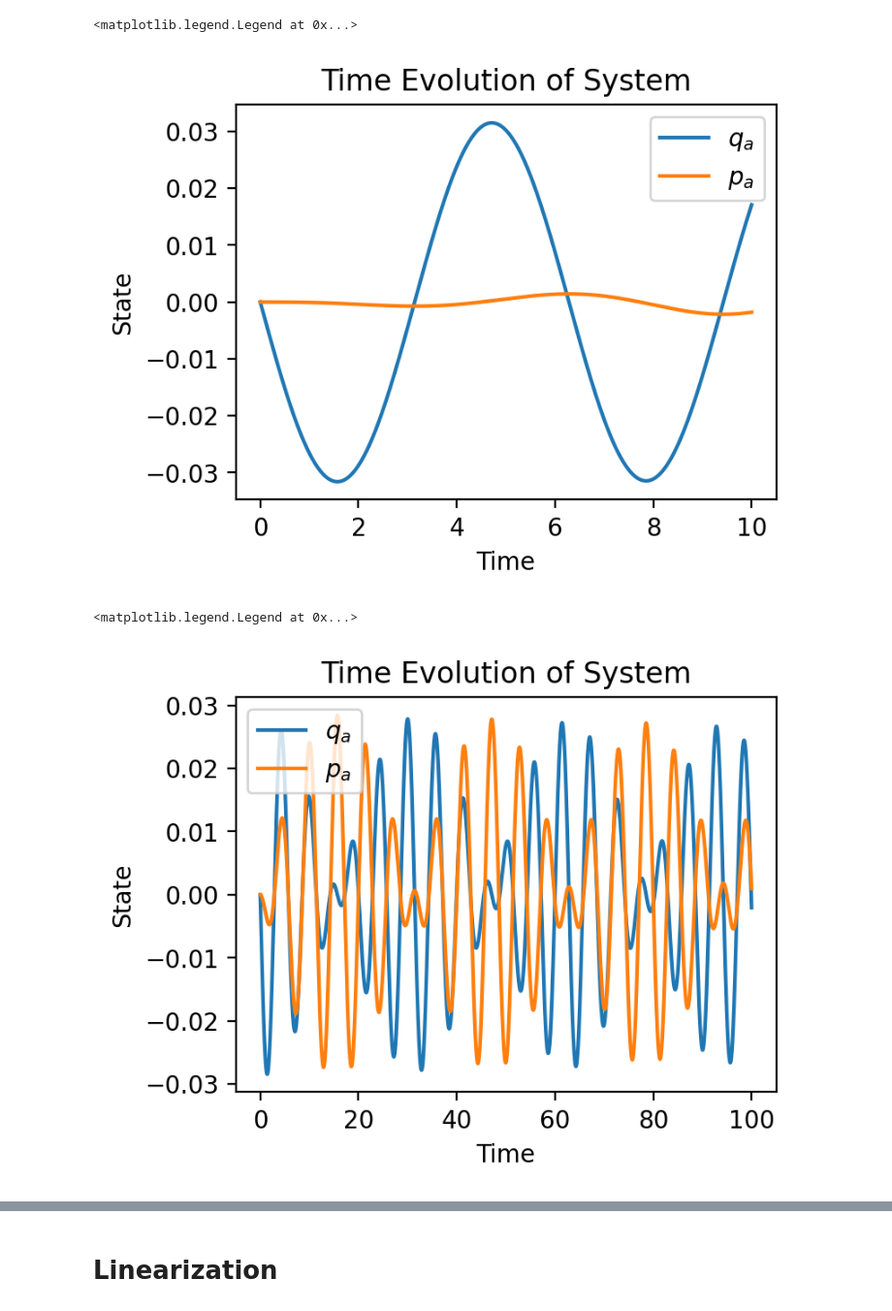
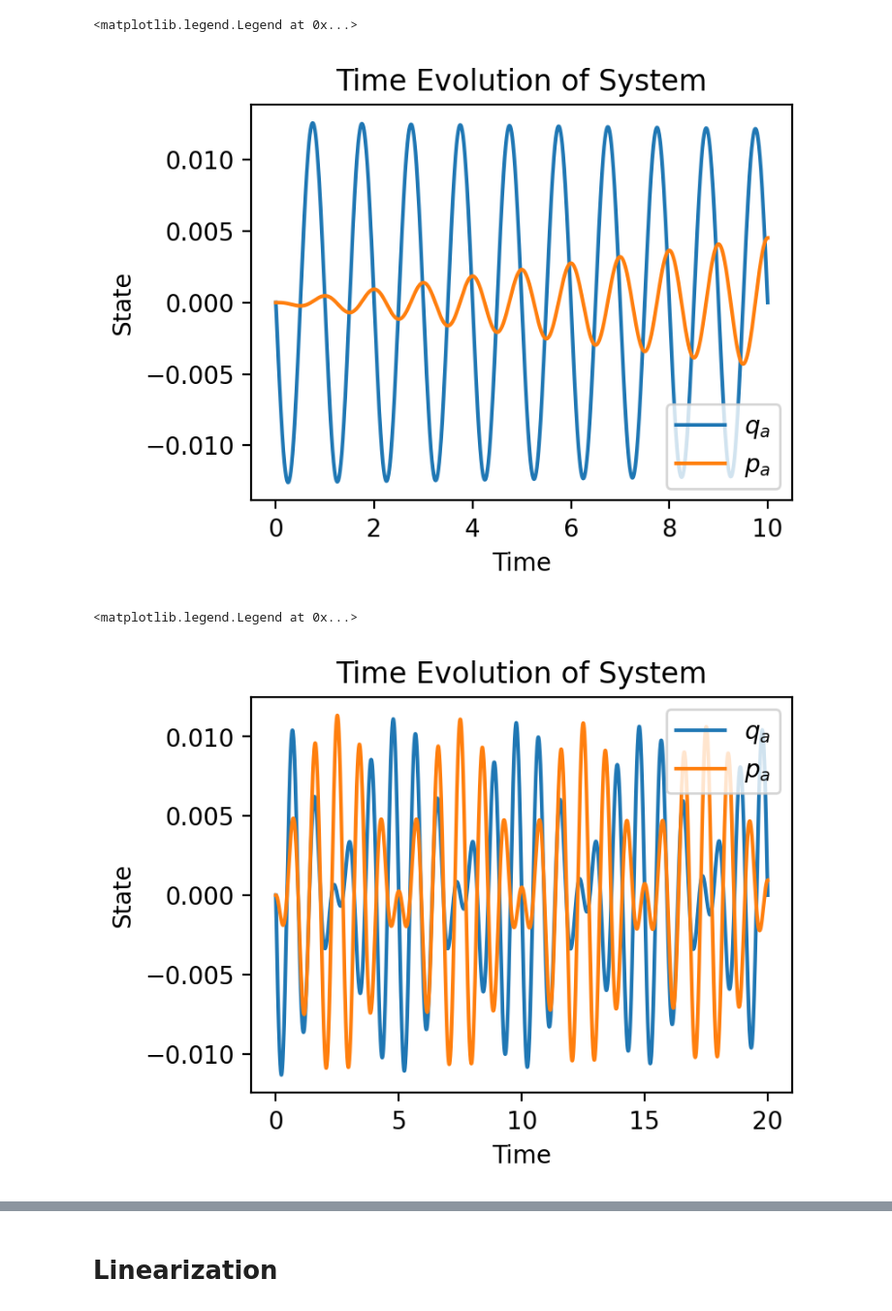
Before and after one commit to Phionx/quantumnetworks, a Jupyter notebook: demos/basic/SingleModeSystem.ipynb, the cells around one changed output, grey strips where cells are left out. Shown: that part at 97% size. Drawn from its saved outputs; the diff is of its cells as text; code cells hidden in the pictures.

Commit message:
updated tests, demos, default vals, comments

```diff
--- a/demos/basic/SingleModeSystem.ipynb
+++ b/demos/basic/SingleModeSystem.ipynb
@@ -28,6 +31,7 @@ False
 # %%
-A_in = None #default A_in is used
-sys = SingleModeSystem(params={"omega_a": 1, "kappa_a": 0.001}, A_in = A_in)
+omega_a = 2*np.pi*1
+A_in = lambda t: np.exp(1.0j*(omega_a*t))
+sys = SingleModeSystem(params={"omega_a": omega_a, "kappa_a": 2*np.pi*0.001}, A_in = A_in)
 x_0 = np.array([0,0])
 ts = np.linspace(0, 10, 100001)
 X = sys.forward_euler(x_0, ts)
@@ -36,21 +40,21 @@ fig, ax = plot_full_evolution(X, ts, labels=["$q_a$","$p_a$"])
 ax.legend()
 # %% [output]
 <matplotlib.legend.Legend at 0x...>
-[figure, old version]
+[figure, new version]
 # %%
 # detuned drive ramp up
-omega_a = 1
-delta = 0.2
-A_in = lambda t: np.exp(1j * (omega_a + delta) * t) #default A_in is used
-sys = SingleModeSystem(params={"omega_a": omega_a, "kappa_a": 0.001}, A_in = A_in)
+omega_a = 2*np.pi*1
+delta = 2*np.pi*0.2
+A_in = lambda t: np.exp(1j * (omega_a + delta) * t)
+sys = SingleModeSystem(params={"omega_a": omega_a, "kappa_a": 2*np.pi*0.001}, A_in = A_in)
 x_0 = np.array([0,0])
-ts = np.linspace(0, 100, 1000001)
+ts = np.linspace(0, 20, 1000001)
 X = sys.forward_euler(x_0, ts)
 X[1,:] = X[1,:]
 fig, ax = plot_full_evolution(X, ts, labels=["$q_a$","$p_a$"])
 ax.legend()
 # %% [output]
 <matplotlib.legend.Legend at 0x...>
-[figure, old version]
+[figure, new version]
 # %%
 # ramp up on resonance
```
Also changed, not shown: parts of 6 cells of this notebook, 12 other files.
